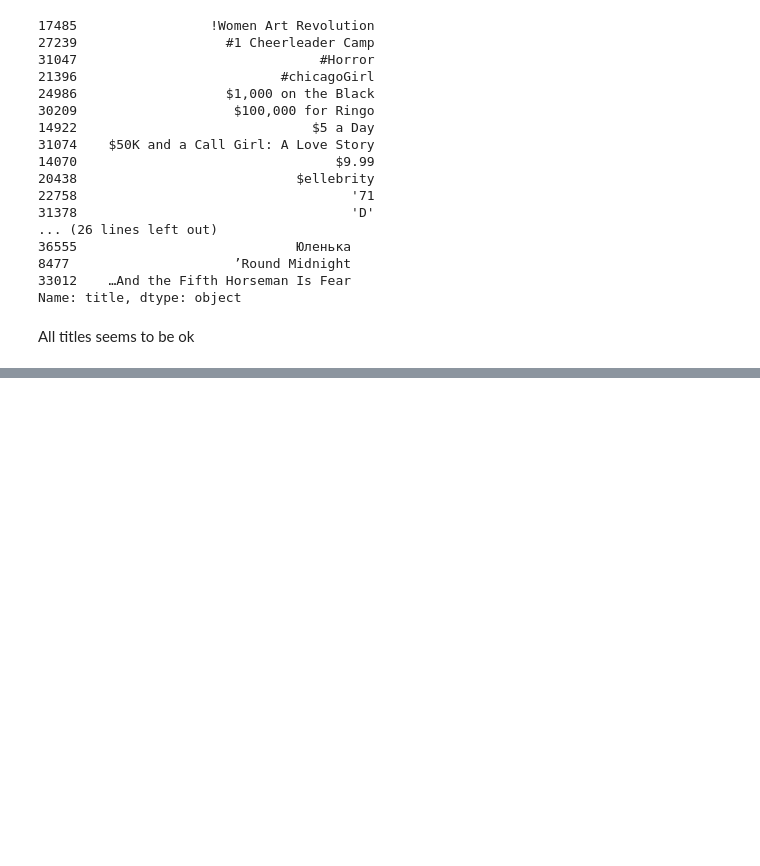
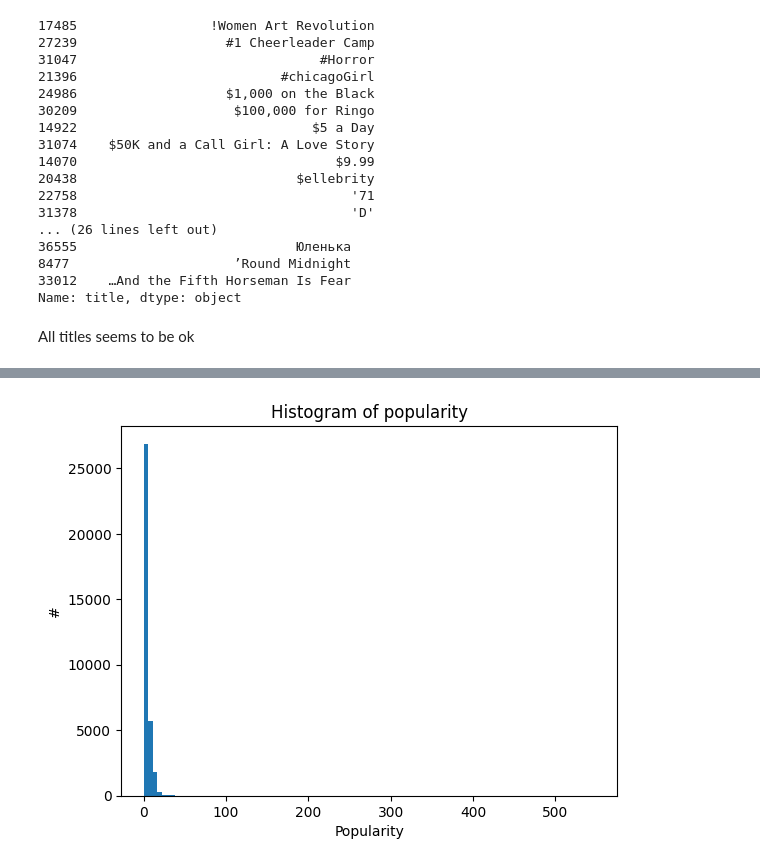
Before and after one commit to TiagoMPereira/DS-movies_recommendation, a Jupyter notebook: notebooks/movies_analysis.ipynb, the cells around one changed output, grey strips where cells are left out. Cells and saved outputs as stored; diff of their text form; code cells hidden in the pictures; blank space fills up the shorter version.

```diff
--- a/notebooks/movies_analysis.ipynb
+++ b/notebooks/movies_analysis.ipynb
@@ -495,0 +593,3 @@ All titles seems to be ok
+# %%
+# There are many 0.0 in the column, so it will de removed
+data.drop(columns="revenue", inplace=True)
@@ -495,0 +598,3 @@ All titles seems to be ok
+# %%
+data["budget"] = data["budget"].astype(int)
+summary(data, "budget")
@@ -495,0 +619,3 @@ All titles seems to be ok
+# %%
+# There are many 0.0 in the column, so it will de removed
+data.drop(columns="budget", inplace=True)
@@ -495,0 +624,3 @@ All titles seems to be ok
+# %%
+data["popularity"] = data["popularity"].astype(float)
+summary(data, "popularity")
@@ -495,0 +645,4 @@ All titles seems to be ok
+# %%
+plot_hist(data["popularity"], "Popularity", nbins=100, title="Histogram of popularity")
+# %% [output]
+[figure, added]
```
Also changed, not shown: parts of 30 cells of this notebook, 21 other files.
